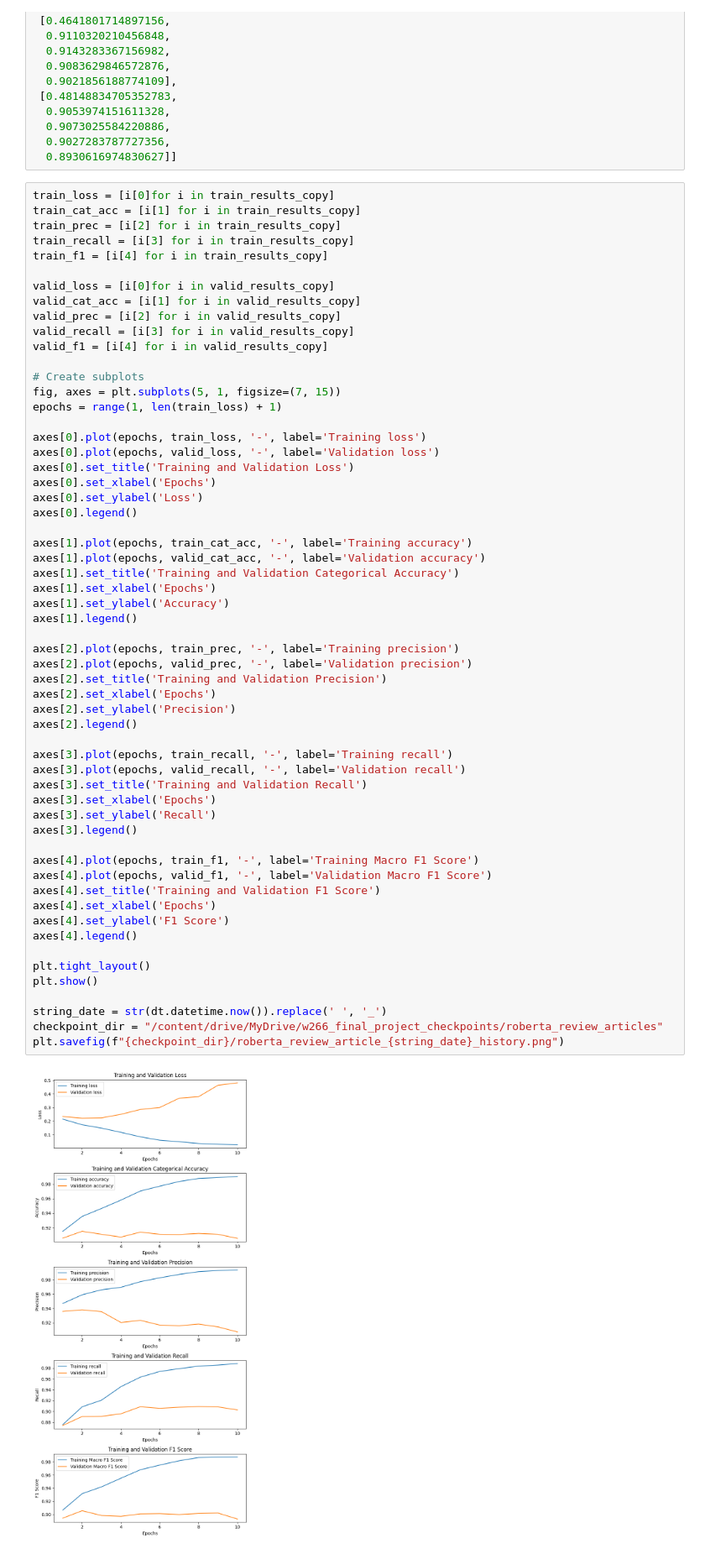
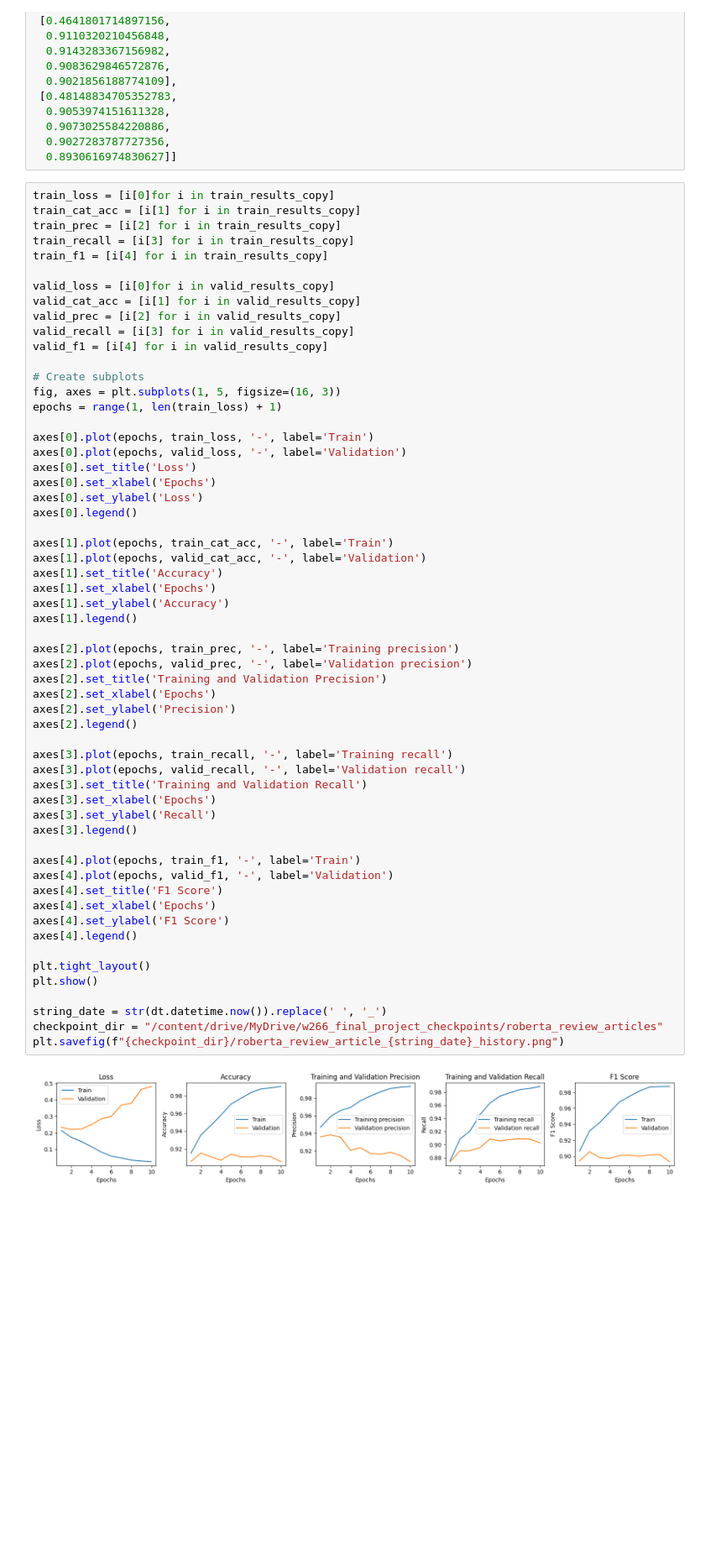
Before and after one commit to sysung/w266-final-project, a Jupyter notebook: roberta/Identifying_MisInformation_(RoBERTa_Review_Articles).ipynb, the cells around one changed output. Shown at 84% size. Drawn from its saved outputs; the diff is of its cells as text; blank space fills up the shorter version.

```diff
--- a/roberta/Identifying_MisInformation_(RoBERTa_Review_Articles).ipynb
+++ b/roberta/Identifying_MisInformation_(RoBERTa_Review_Articles).ipynb
@@ -633,50 +685,50 @@ valid_recall = [i[3] for i in valid_results_copy]
 valid_f1 = [i[4] for i in valid_results_copy]
 
 # Create subplots
-fig, axes = plt.subplots(5, 1, figsize=(7, 15))
+fig, axes = plt.subplots(1, 5, figsize=(16, 3))
 epochs = range(1, len(train_loss) + 1)
 
-axes[0].plot(epochs, train_loss, '-', label='Training loss')
-axes[0].plot(epochs, valid_loss, '-', label='Validation loss')
-axes[0].set_title('Training and Validation Loss')
+axes[0].plot(epochs, train_loss, '-', label='Train')
+axes[0].plot(epochs, valid_loss, '-', label='Validation')
+axes[0].set_title('Loss')
 axes[0].set_xlabel('Epochs')
 axes[0].set_ylabel('Loss')
 axes[0].legend()
 
-axes[1].plot(epochs, train_cat_acc, '-', label='Training accuracy')
-axes[1].plot(epochs, valid_cat_acc, '-', label='Validation accuracy')
-axes[1].set_title('Training and Validation Categorical Accuracy')
+axes[1].plot(epochs, train_cat_acc, '-', label='Train')
+axes[1].plot(epochs, valid_cat_acc, '-', label='Validation')
+axes[1].set_title('Accuracy')
 axes[1].set_xlabel('Epochs')
 axes[1].set_ylabel('Accuracy')
 axes[1].legend()
 
 axes[2].plot(epochs, train_prec, '-', label='Training precision')
 axes[2].plot(epochs, valid_prec, '-', label='Validation precision')
 axes[2].set_title('Training and Validation Precision')
 axes[2].set_xlabel('Epochs')
 axes[2].set_ylabel('Precision')
 axes[2].legend()
 
 axes[3].plot(epochs, train_recall, '-', label='Training recall')
 axes[3].plot(epochs, valid_recall, '-', label='Validation recall')
 axes[3].set_title('Training and Validation Recall')
 axes[3].set_xlabel('Epochs')
 axes[3].set_ylabel('Recall')
 axes[3].legend()
 
-axes[4].plot(epochs, train_f1, '-', label='Training Macro F1 Score')
-axes[4].plot(epochs, valid_f1, '-', label='Validation Macro F1 Score')
-axes[4].set_title('Training and Validation F1 Score')
+axes[4].plot(epochs, train_f1, '-', label='Train')
+axes[4].plot(epochs, valid_f1, '-', label='Validation')
+axes[4].set_title('F1 Score')
 axes[4].set_xlabel('Epochs')
 axes[4].set_ylabel('F1 Score')
 axes[4].legend()
 
 plt.tight_layout()
 plt.show()
 
 string_date = str(dt.datetime.now()).replace(' ', '_')
 checkpoint_dir = "/content/drive/MyDrive/w266_final_project_checkpoints/roberta_review_articles"
 plt.savefig(f"{checkpoint_dir}/roberta_review_article_{string_date}_history.png")
 # %% [output]
-[figure, old version]
+[figure, new version]
 <Figure size 640x480 with 0 Axes>
```
Also changed, not shown: parts of 12 cells of this notebook.
